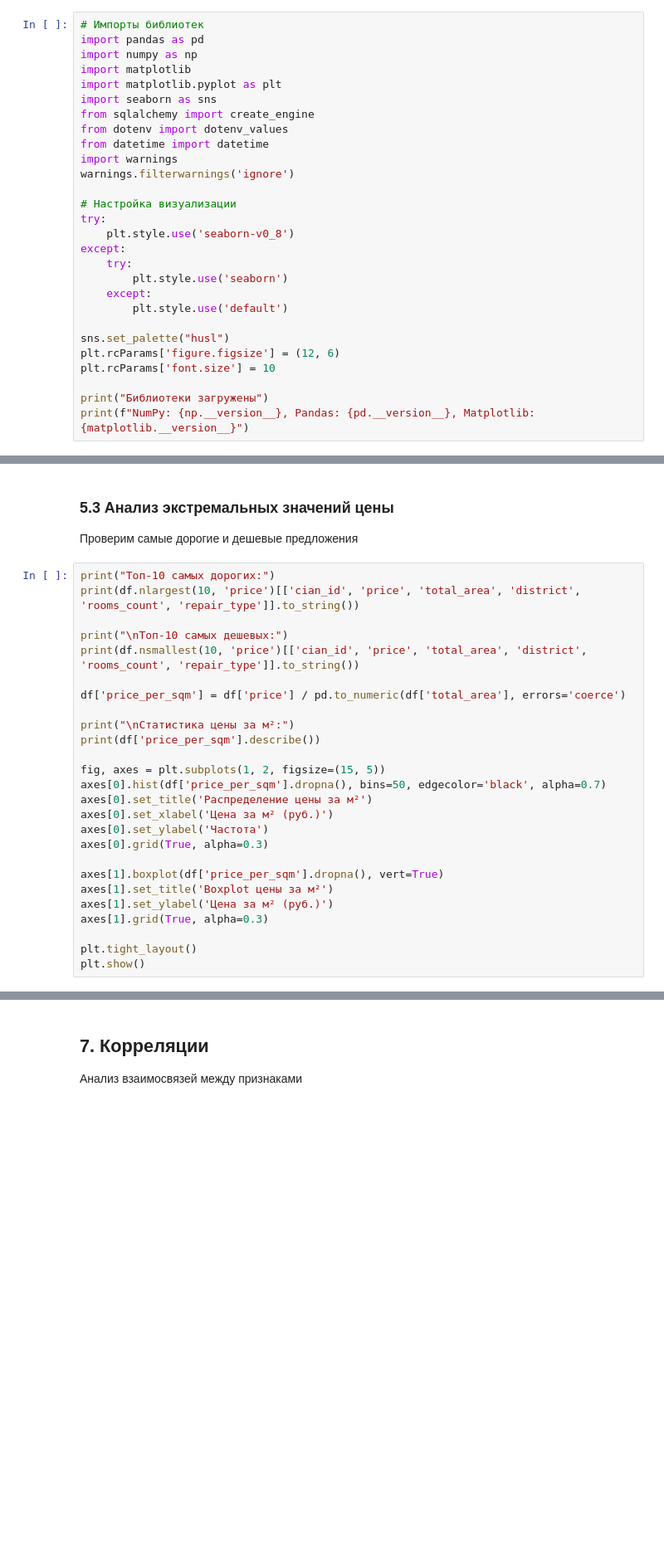
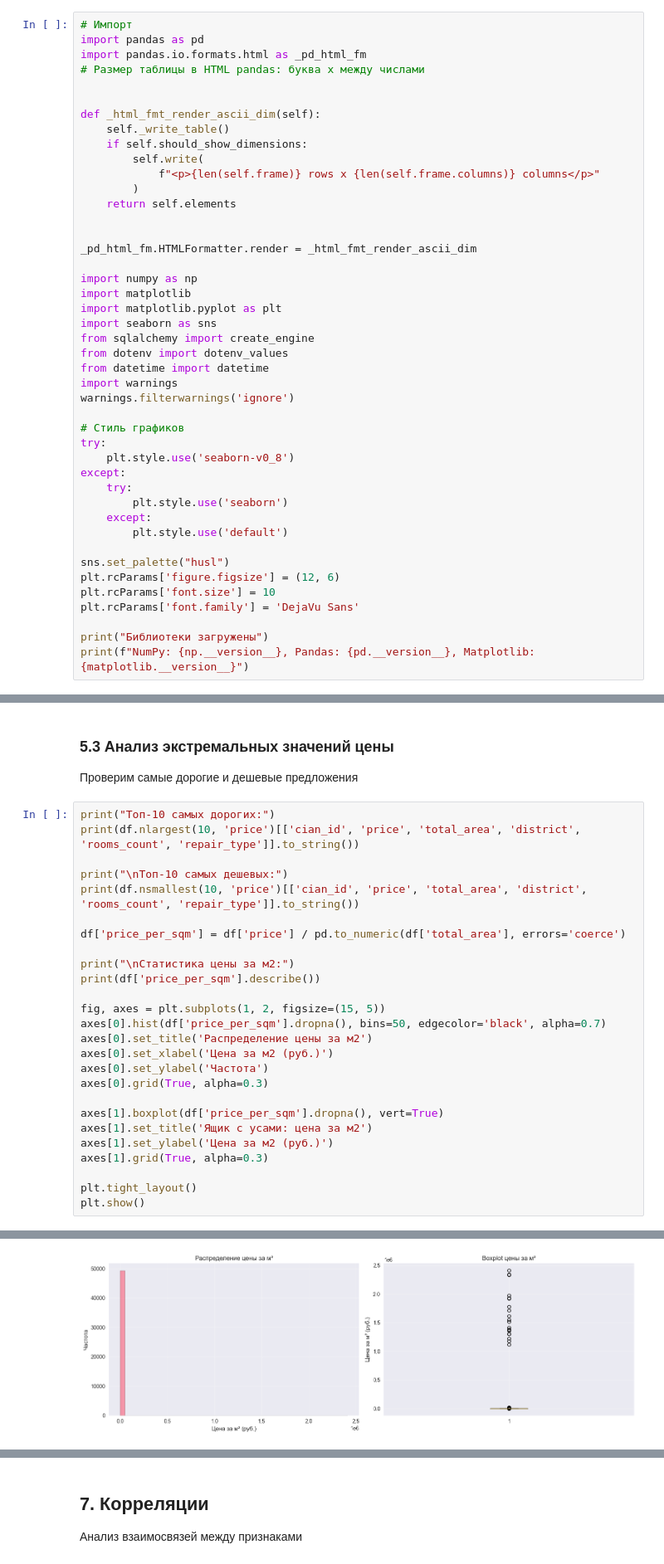
Before and after one commit to krabat7/RentSense, a Jupyter notebook: ml/eda/eda_v1.ipynb, the cells around one changed output, grey strips where cells are left out. Shown at 83% size. Saved outputs shown, nothing was run; the diff lists cells and outputs as text; blank space fills up the shorter version.

```diff
--- a/ml/eda/eda_v1.ipynb
+++ b/ml/eda/eda_v1.ipynb
@@ -9,6 +7,21 @@
 # %%
-# Импорты библиотек
+# Импорт
 import pandas as pd
+import pandas.io.formats.html as _pd_html_fm
+# Размер таблицы в HTML pandas: буква x между числами
+
+
+def _html_fmt_render_ascii_dim(self):
+    self._write_table()
+    if self.should_show_dimensions:
+        self.write(
+            f"<p>{len(self.frame)} rows x {len(self.frame.columns)} columns</p>"
+        )
+    return self.elements
+
+
+_pd_html_fm.HTMLFormatter.render = _html_fmt_render_ascii_dim
+
 import numpy as np
 import matplotlib
 import matplotlib.pyplot as plt
@@ -19,7 +32,7 @@ from datetime import datetime
 import warnings
 warnings.filterwarnings('ignore')
 
-# Настройка визуализации
+# Стиль графиков
 try:
     plt.style.use('seaborn-v0_8')
 except:
@@ -31,6 +44,7 @@ except:
 sns.set_palette("husl")
 plt.rcParams['figure.figsize'] = (12, 6)
 plt.rcParams['font.size'] = 10
+plt.rcParams['font.family'] = 'DejaVu Sans'
 
 print("Библиотеки загружены")
 print(f"NumPy: {np.__version__}, Pandas: {pd.__version__}, Matplotlib: {matplotlib.__version__}")
@@ -680,41 +694,42 @@ print(df.nsmallest(10, 'price')[['cian_id', 'price', 'total_area', 'district', '
 
 df['price_per_sqm'] = df['price'] / pd.to_numeric(df['total_area'], errors='coerce')
 
-print("\nСтатистика цены за м²:")
+print("\nСтатистика цены за м2:")
 print(df['price_per_sqm'].describe())
 
 fig, axes = plt.subplots(1, 2, figsize=(15, 5))
 axes[0].hist(df['price_per_sqm'].dropna(), bins=50, edgecolor='black', alpha=0.7)
-axes[0].set_title('Распределение цены за м²')
-axes[0].set_xlabel('Цена за м² (руб.)')
+axes[0].set_title('Распределение цены за м2')
+axes[0].set_xlabel('Цена за м2 (руб.)')
 axes[0].set_ylabel('Частота')
 axes[0].grid(True, alpha=0.3)
 
 axes[1].boxplot(df['price_per_sqm'].dropna(), vert=True)
-axes[1].set_title('Boxplot цены за м²')
-axes[1].set_ylabel('Цена за м² (руб.)')
+axes[1].set_title('Ящик с усами: цена за м2')
+axes[1].set_ylabel('Цена за м2 (руб.)')
 axes[1].grid(True, alpha=0.3)
 
 plt.tight_layout()
 plt.show()
 # %% [output]
 Топ-10 самых дорогих:
          cian_id        price  total_area         district  rooms_count repair_type
 29082  327250011  140000000.0        60.0         Якиманка          3.0        euro
 17389  326667118   99000000.0        41.0      Даниловский          1.0        euro
 38531  327946950   90000000.0        59.2      Теплый Стан          3.0    cosmetic
 23488  326993176   87000000.0        45.0  Чертаново Южное          2.0        euro
 16229  326627380   85000000.0        72.0         Царицыно          3.0        euro
 22375  326917938   85000000.0        60.0        Таганский          2.0    cosmetic
 30854  327379604   80000000.0        45.0      Теплый Стан          2.0        euro
 39278  327969523   80000000.0        58.0      Даниловский          2.0    cosmetic
 2148   325733126   75000000.0        32.0        Можайский          NaN      design
 17022  326640739   75000000.0        67.0             None          3.0        euro
 ... (20 lines left out)
 50%      1.744186e+03
 75%      2.391304e+03
 max      2.414634e+06
 Name: price_per_sqm, dtype: float64
+[figure, added]
 # %% [markdown]
 ## 6. Временная валидация (train / test)
 
```
Also changed, not shown: parts of 18 cells of this notebook, 9 other files.
